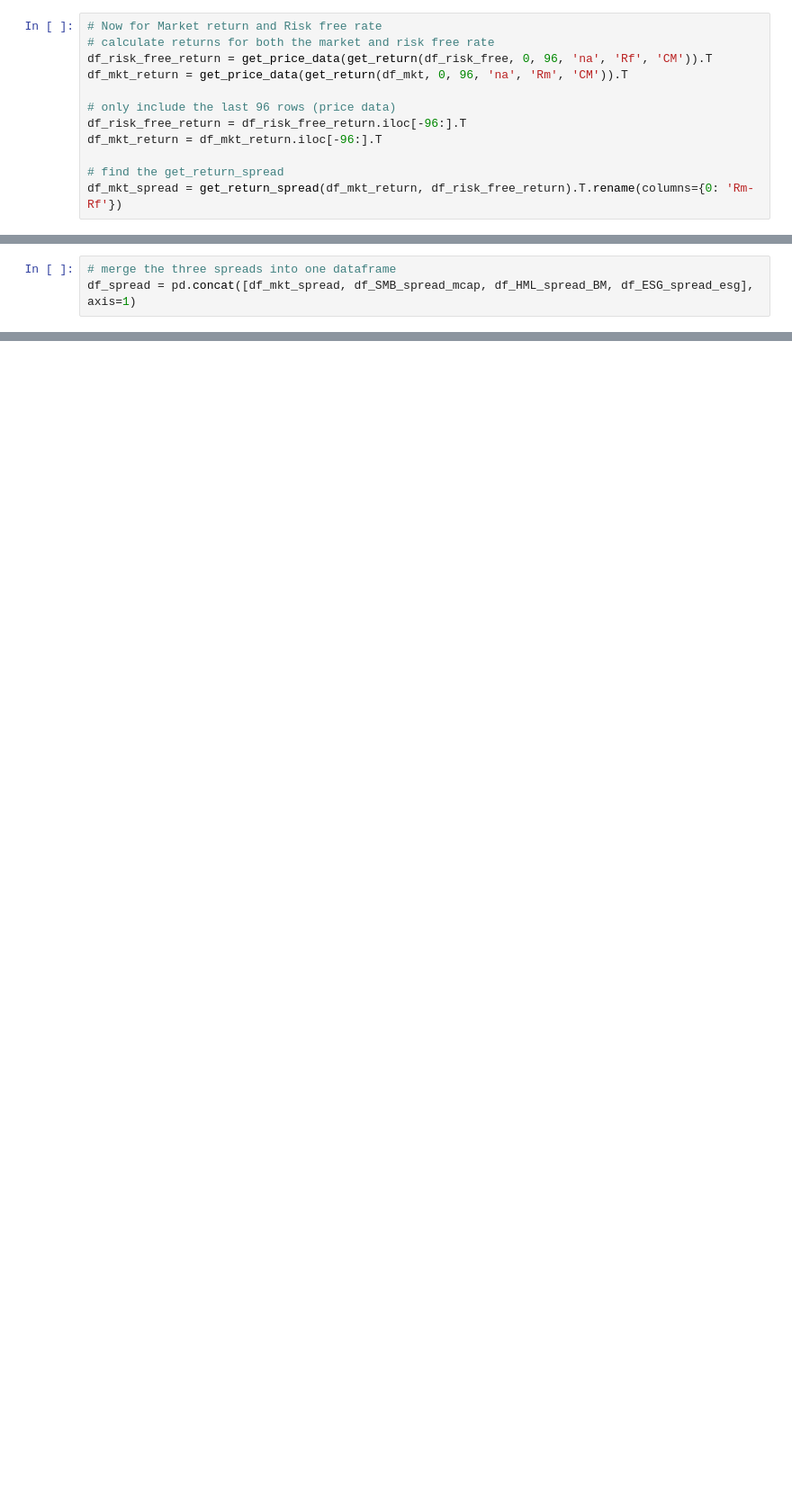
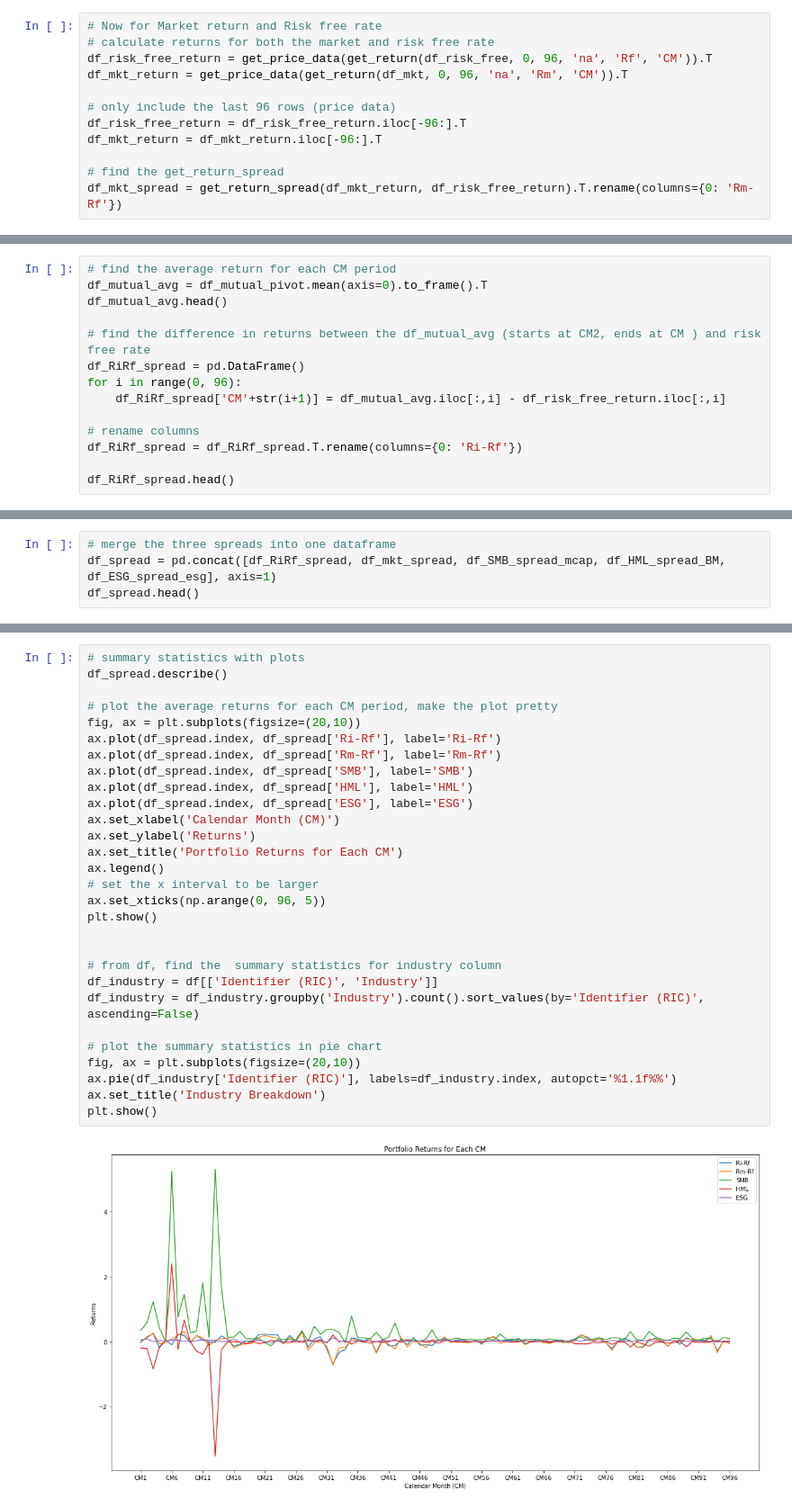
Before and after one commit to TDR474/ESG-Fama-French, a Jupyter notebook: Analysis.ipynb, the cells around one changed output, grey strips where cells are left out. Shown: that part at 90% size. Cells and saved outputs as stored; diff of their text form; blank space fills up the shorter version.

```diff
--- a/Analysis.ipynb
+++ b/Analysis.ipynb
@@ -153,0 +180,14 @@ df_mkt_spread = get_return_spread(df_mkt_return, df_risk_free_return).T.rename(c
+# %%
+# find the average return for each CM period
+df_mutual_avg = df_mutual_pivot.mean(axis=0).to_frame().T
+df_mutual_avg.head()
+
+# find the difference in returns between the df_mutual_avg (starts at CM2, ends at CM ) and risk free rate
+df_RiRf_spread = pd.DataFrame()
+for i in range(0, 96):
+    df_RiRf_spread['CM'+str(i+1)] = df_mutual_avg.iloc[:,i] - df_risk_free_return.iloc[:,i]
+
+# rename columns
+df_RiRf_spread = df_RiRf_spread.T.rename(columns={0: 'Ri-Rf'})
+
+df_RiRf_spread.head()
@@ -154,3 +201,4 @@ df_mkt_spread = get_return_spread(df_mkt_return, df_risk_free_return).T.rename(c
 # %%
 # merge the three spreads into one dataframe
-df_spread = pd.concat([df_mkt_spread, df_SMB_spread_mcap, df_HML_spread_BM, df_ESG_spread_esg], axis=1)
+df_spread = pd.concat([df_RiRf_spread, df_mkt_spread, df_SMB_spread_mcap, df_HML_spread_BM, df_ESG_spread_esg], axis=1)
+df_spread.head()
@@ -160,0 +215,31 @@ df_spread
+# %%
+# summary statistics with plots
+df_spread.describe()
+
+# plot the average returns for each CM period, make the plot pretty
+fig, ax = plt.subplots(figsize=(20,10))
+ax.plot(df_spread.index, df_spread['Ri-Rf'], label='Ri-Rf')
+ax.plot(df_spread.index, df_spread['Rm-Rf'], label='Rm-Rf')
+ax.plot(df_spread.index, df_spread['SMB'], label='SMB')
+ax.plot(df_spread.index, df_spread['HML'], label='HML')
+ax.plot(df_spread.index, df_spread['ESG'], label='ESG')
+ax.set_xlabel('Calendar Month (CM)')
+ax.set_ylabel('Returns')
+ax.set_title('Portfolio Returns for Each CM')
+ax.legend()
+# set the x interval to be larger
+ax.set_xticks(np.arange(0, 96, 5))
+plt.show()
+
+
+# from df, find the  summary statistics for industry column
+df_industry = df[['Identifier (RIC)', 'Industry']]
+df_industry = df_industry.groupby('Industry').count().sort_values(by='Identifier (RIC)', ascending=False)
+
+# plot the summary statistics in pie chart
+fig, ax = plt.subplots(figsize=(20,10))
+ax.pie(df_industry['Identifier (RIC)'], labels=df_industry.index, autopct='%1.1f%%')
+ax.set_title('Industry Breakdown')
+plt.show()
+# %% [output]
+[figure, added]
```
Also changed, not shown: parts of 9 cells of this notebook, 10 other files.
